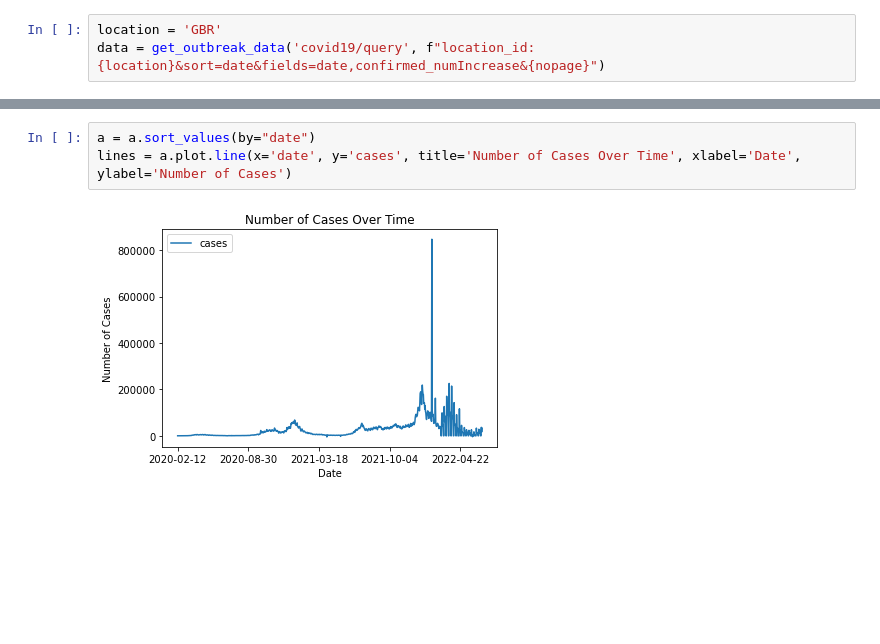
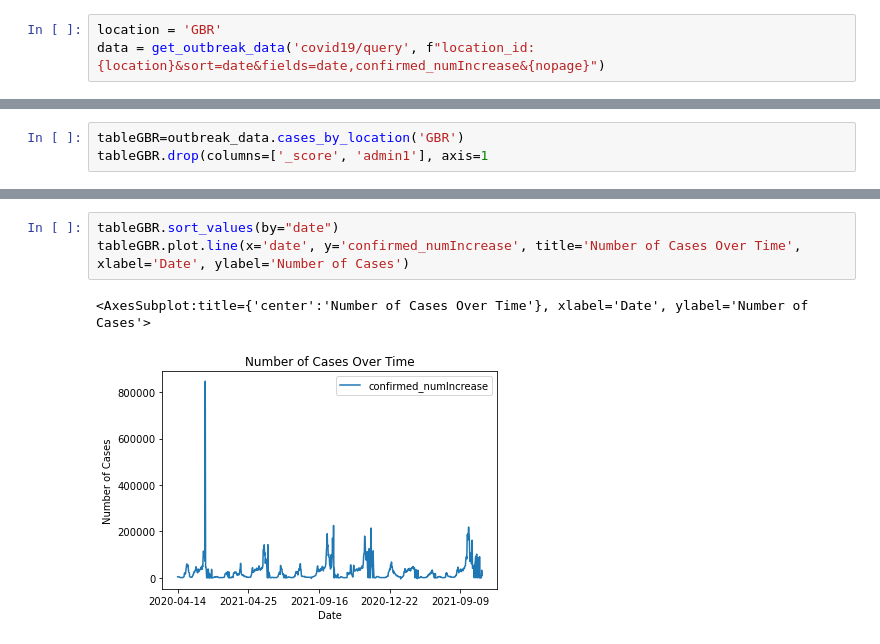
Before and after one commit to outbreak-info/python-outbreak-info, a Jupyter notebook: visualization_demos/gbrvis.ipynb, the cells around one changed output, grey strips where cells are left out. Saved outputs shown, nothing was run; the diff lists cells and outputs as text; blank space fills up the shorter version.

Commit message:
Reconfigured and added visualizations in gbrvis

```diff
--- a/visualization_demos/gbrvis.ipynb
+++ b/visualization_demos/gbrvis.ipynb
@@ -52,0 +21,3 @@ a
+# %%
+tableGBR=outbreak_data.cases_by_location('GBR')
+tableGBR.drop(columns=['_score', 'admin1'], axis=1
@@ -53,5 +38,6 @@ a
 # %%
-a = a.sort_values(by="date")
-lines = a.plot.line(x='date', y='cases', title='Number of Cases Over Time', xlabel='Date', ylabel='Number of Cases')
+tableGBR.sort_values(by="date")
+tableGBR.plot.line(x='date', y='confirmed_numIncrease', title='Number of Cases Over Time', xlabel='Date', ylabel='Number of Cases')
 # %% [output]
+<AxesSubplot:title={'center':'Number of Cases Over Time'}, xlabel='Date', ylabel='Number of Cases'>
-[figure, old version]
+[figure, new version]
```
Also changed, not shown: parts of 7 cells of this notebook, 1 other file.
